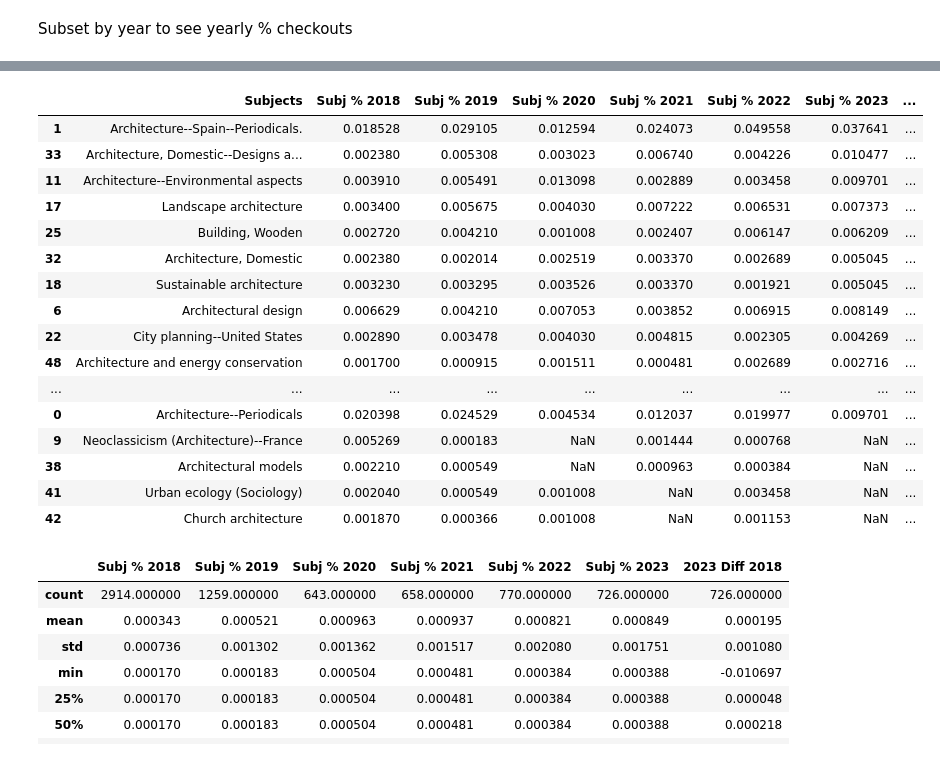
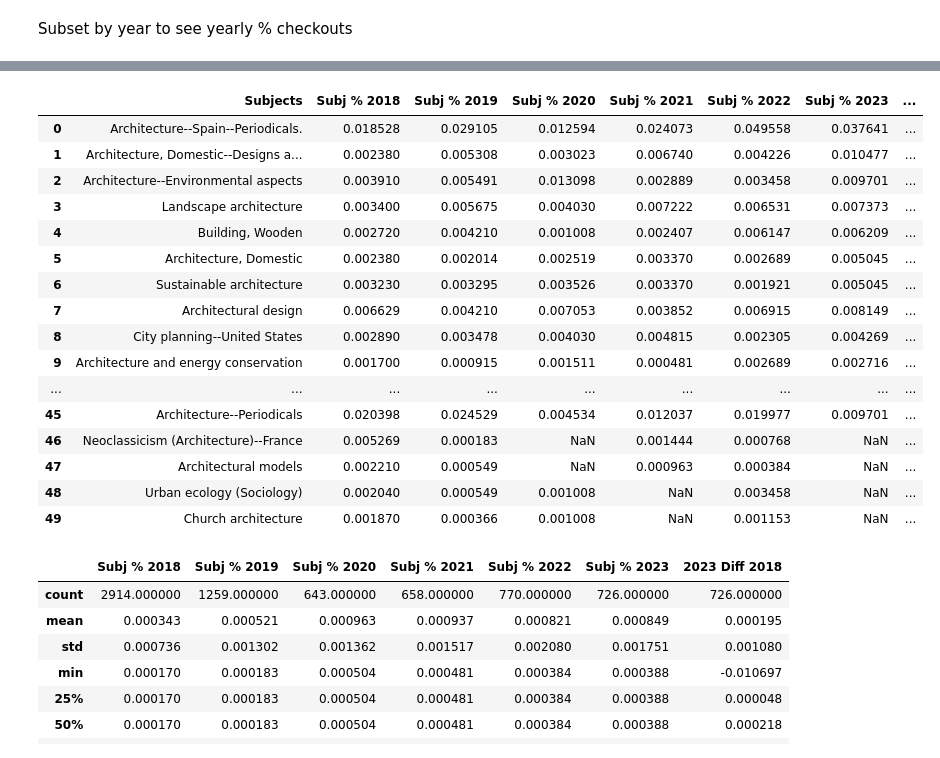
Before and after one commit to senderrr/Architecture, a Jupyter notebook: ArchitectureNotebook2023.ipynb, the cells around one changed output, grey strips where cells are left out. Drawn from its saved outputs; the diff is of its cells as text; code cells hidden in the pictures.

Commit message:
fixed index

```diff
--- a/ArchitectureNotebook2023.ipynb
+++ b/ArchitectureNotebook2023.ipynb
@@ -548,30 +548,30 @@ merged_df5.head(15).sort_values(by=['Subj % 2023'], ascending=[True])
 # %%
 # subset df
 merged_df5 =merged_df5[['Subjects', 'Subj % 2018', 'Subj % 2019', 'Subj % 2020', 'Subj % 2021', 'Subj % 2022', 'Subj % 2023']]
 
 # create new column by substracting % of 2023 - 2018
 merged_df5['2023 Diff 2018'] = merged_df5['Subj % 2023'] - merged_df5['Subj % 2018']
 
 # sort values by new column
-merged_df5.head(50).sort_values(by=['2023 Diff 2018'], ascending=[False])
+merged_df5.head(50).reset_index(drop=True).sort_values(by=['2023 Diff 2018'], ascending=[False]).reset_index(drop=True)
 # %% [output]
 |  | Subjects | Subj % 2018 | Subj % 2019 | Subj % 2020 | Subj % 2021 | Subj % 2022 | Subj % 2023 | ... |
-| 1 | Architecture--Spain--Periodicals. | 0.018528 | 0.029105 | 0.012594 | 0.024073 | 0.049558 | 0.037641 | ... |
-| 33 | Architecture, Domestic--Designs a... | 0.002380 | 0.005308 | 0.003023 | 0.006740 | 0.004226 | 0.010477 | ... |
-| 11 | Architecture--Environmental aspects | 0.003910 | 0.005491 | 0.013098 | 0.002889 | 0.003458 | 0.009701 | ... |
-| 17 | Landscape architecture | 0.003400 | 0.005675 | 0.004030 | 0.007222 | 0.006531 | 0.007373 | ... |
-| 25 | Building, Wooden | 0.002720 | 0.004210 | 0.001008 | 0.002407 | 0.006147 | 0.006209 | ... |
-| 32 | Architecture, Domestic | 0.002380 | 0.002014 | 0.002519 | 0.003370 | 0.002689 | 0.005045 | ... |
-| 18 | Sustainable architecture | 0.003230 | 0.003295 | 0.003526 | 0.003370 | 0.001921 | 0.005045 | ... |
-| 6 | Architectural design | 0.006629 | 0.004210 | 0.007053 | 0.003852 | 0.006915 | 0.008149 | ... |
-| 22 | City planning--United States | 0.002890 | 0.003478 | 0.004030 | 0.004815 | 0.002305 | 0.004269 | ... |
-| 48 | Architecture and energy conservation | 0.001700 | 0.000915 | 0.001511 | 0.000481 | 0.002689 | 0.002716 | ... |
+| 0 | Architecture--Spain--Periodicals. | 0.018528 | 0.029105 | 0.012594 | 0.024073 | 0.049558 | 0.037641 | ... |
+| 1 | Architecture, Domestic--Designs a... | 0.002380 | 0.005308 | 0.003023 | 0.006740 | 0.004226 | 0.010477 | ... |
+| 2 | Architecture--Environmental aspects | 0.003910 | 0.005491 | 0.013098 | 0.002889 | 0.003458 | 0.009701 | ... |
+| 3 | Landscape architecture | 0.003400 | 0.005675 | 0.004030 | 0.007222 | 0.006531 | 0.007373 | ... |
+| 4 | Building, Wooden | 0.002720 | 0.004210 | 0.001008 | 0.002407 | 0.006147 | 0.006209 | ... |
+| 5 | Architecture, Domestic | 0.002380 | 0.002014 | 0.002519 | 0.003370 | 0.002689 | 0.005045 | ... |
+| 6 | Sustainable architecture | 0.003230 | 0.003295 | 0.003526 | 0.003370 | 0.001921 | 0.005045 | ... |
+| 7 | Architectural design | 0.006629 | 0.004210 | 0.007053 | 0.003852 | 0.006915 | 0.008149 | ... |
+| 8 | City planning--United States | 0.002890 | 0.003478 | 0.004030 | 0.004815 | 0.002305 | 0.004269 | ... |
+| 9 | Architecture and energy conservation | 0.001700 | 0.000915 | 0.001511 | 0.000481 | 0.002689 | 0.002716 | ... |
 | ... | ... | ... | ... | ... | ... | ... | ... | ... |
-| 0 | Architecture--Periodicals | 0.020398 | 0.024529 | 0.004534 | 0.012037 | 0.019977 | 0.009701 | ... |
-| 9 | Neoclassicism (Architecture)--France | 0.005269 | 0.000183 | NaN | 0.001444 | 0.000768 | NaN | ... |
-| 38 | Architectural models | 0.002210 | 0.000549 | NaN | 0.000963 | 0.000384 | NaN | ... |
-| 41 | Urban ecology (Sociology) | 0.002040 | 0.000549 | 0.001008 | NaN | 0.003458 | NaN | ... |
-| 42 | Church architecture | 0.001870 | 0.000366 | 0.001008 | NaN | 0.001153 | NaN | ... |
+| 45 | Architecture--Periodicals | 0.020398 | 0.024529 | 0.004534 | 0.012037 | 0.019977 | 0.009701 | ... |
+| 46 | Neoclassicism (Architecture)--France | 0.005269 | 0.000183 | NaN | 0.001444 | 0.000768 | NaN | ... |
+| 47 | Architectural models | 0.002210 | 0.000549 | NaN | 0.000963 | 0.000384 | NaN | ... |
+| 48 | Urban ecology (Sociology) | 0.002040 | 0.000549 | 0.001008 | NaN | 0.003458 | NaN | ... |
+| 49 | Church architecture | 0.001870 | 0.000366 | 0.001008 | NaN | 0.001153 | NaN | ... |
 # %%
 # get some basic statistics
 merged_df5.describe()
```
